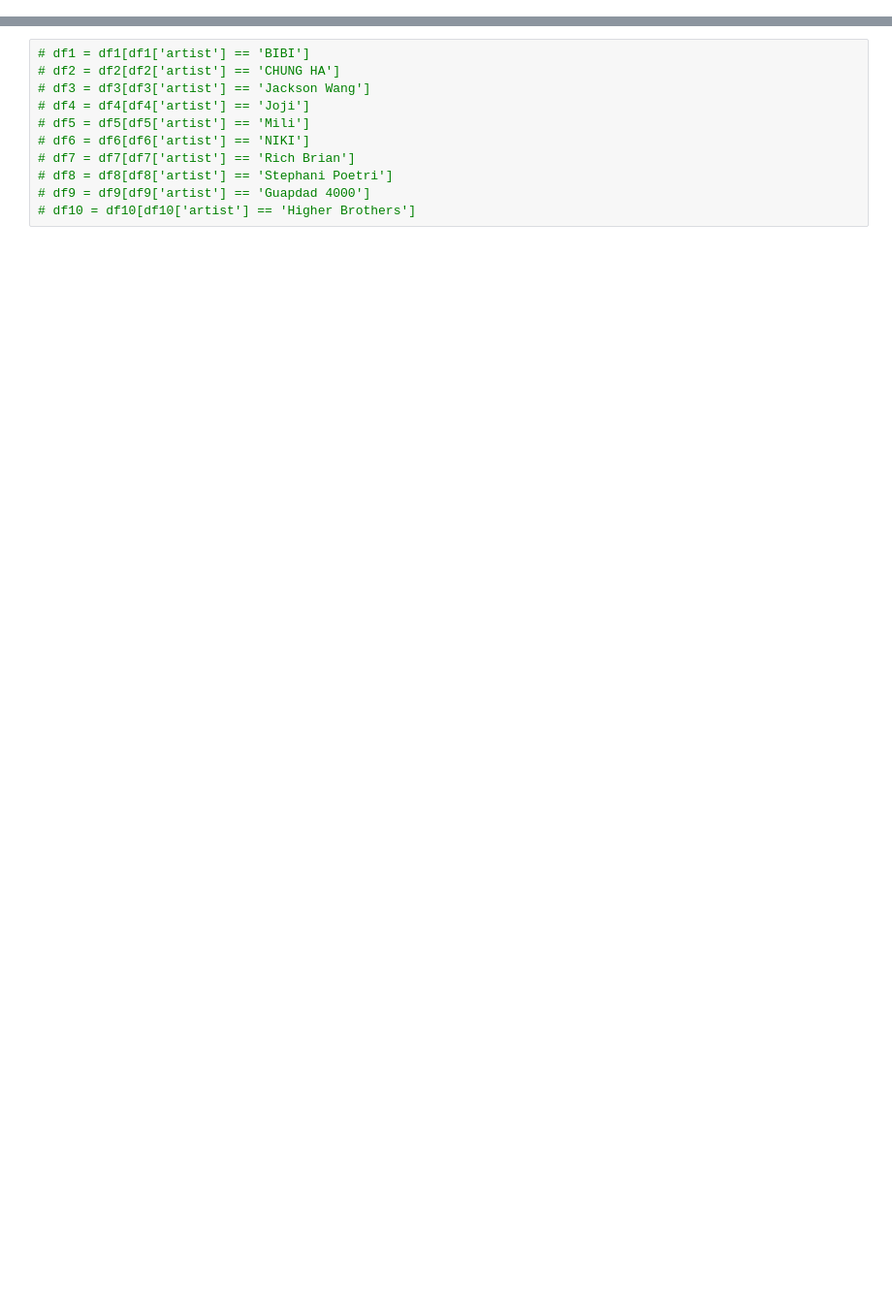
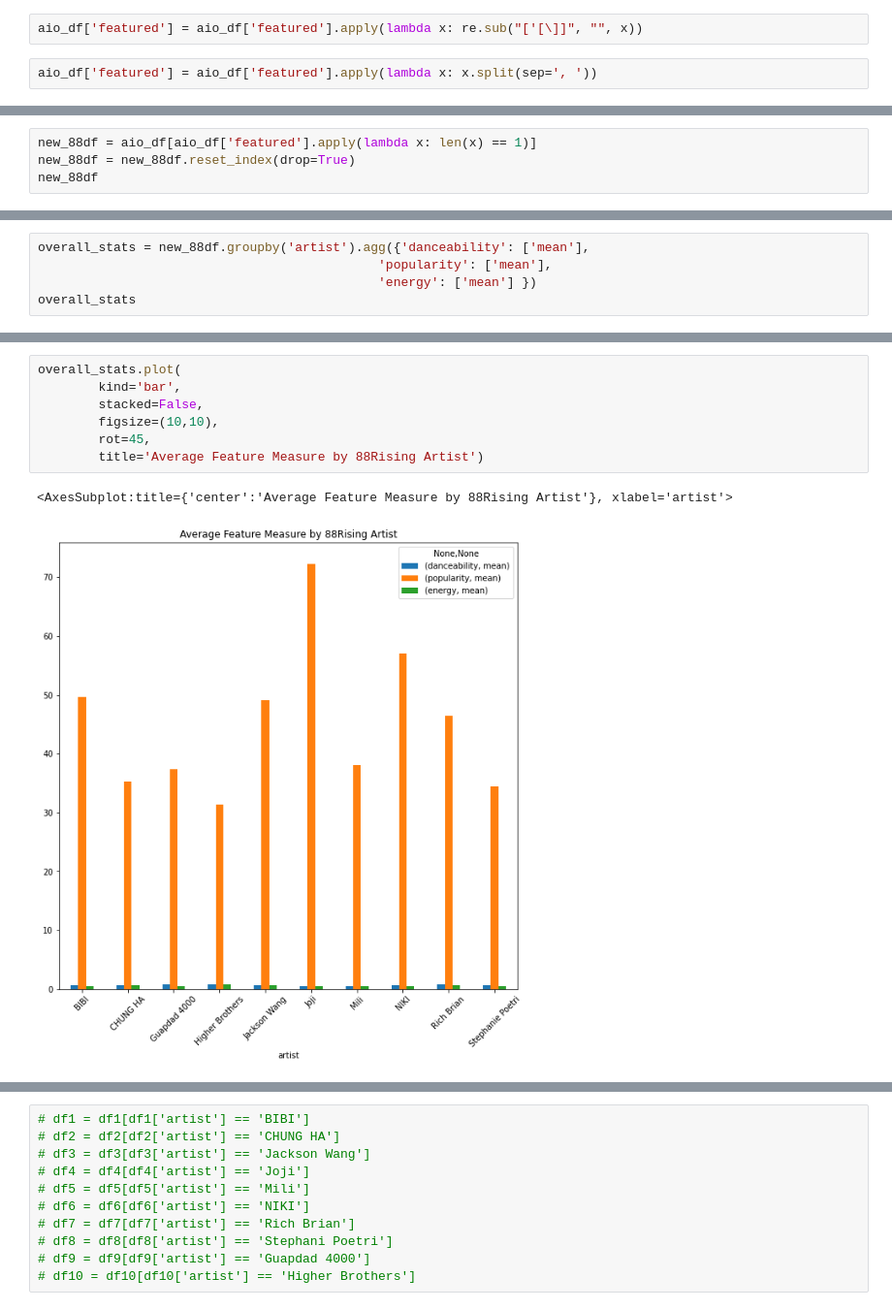
Before and after one commit to jeugenio103/Project-3, a Jupyter notebook: 88RisingArtists/CleanseToDB.ipynb, the cells around one changed output, grey strips where cells are left out. Shown: that part at 97% size. Saved outputs shown, nothing was run; the diff lists cells and outputs as text; blank space fills up the shorter version.

```diff
--- a/88RisingArtists/CleanseToDB.ipynb
+++ b/88RisingArtists/CleanseToDB.ipynb
@@ -15,0 +59,4 @@ import pandas as pd
+# %%
+aio_df['featured'] = aio_df['featured'].apply(lambda x: re.sub("['[\]]", "", x))
+# %%
+aio_df['featured'] = aio_df['featured'].apply(lambda x: x.split(sep=', '))
@@ -17,0 +73,4 @@ import pandas as pd
+# %%
+new_88df = aio_df[aio_df['featured'].apply(lambda x: len(x) == 1)]
+new_88df = new_88df.reset_index(drop=True)
+new_88df
@@ -17,0 +91,5 @@ import pandas as pd
+# %%
+overall_stats = new_88df.groupby('artist').agg({'danceability': ['mean'],
+                                             'popularity': ['mean'],
+                                             'energy': ['mean'] })
+overall_stats
@@ -18 +110,11 @@ import pandas as pd
+# %%
+overall_stats.plot(
+        kind='bar',
+        stacked=False,
+        figsize=(10,10),
+        rot=45,
+        title='Average Feature Measure by 88Rising Artist')
+# %% [output]
+<AxesSubplot:title={'center':'Average Feature Measure by 88Rising Artist'}, xlabel='artist'>
+[figure, added]
 # %%
```
Also changed, not shown: parts of 25 cells of this notebook, 3 other files.
